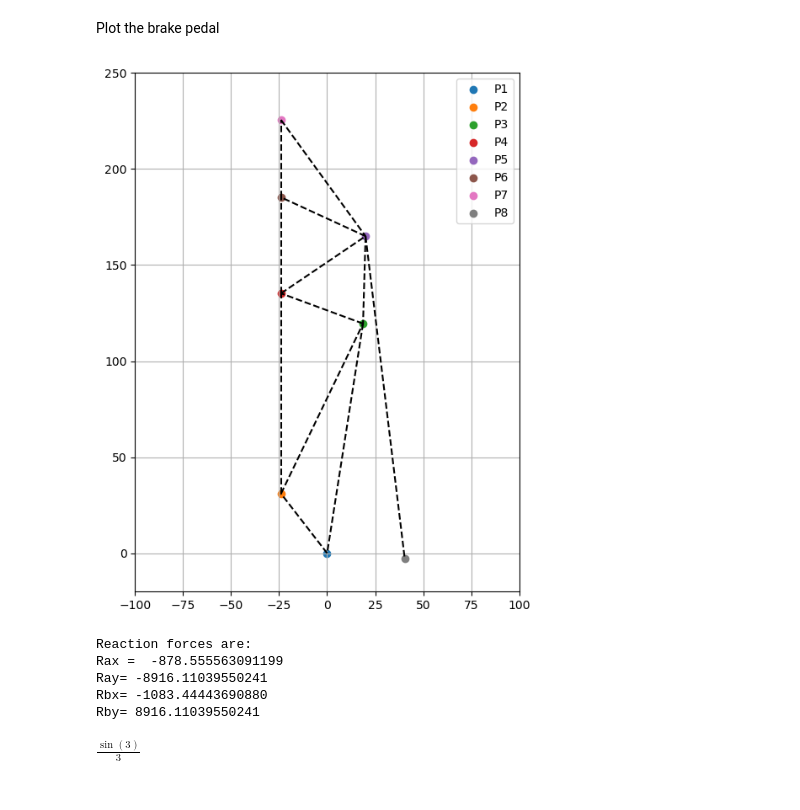
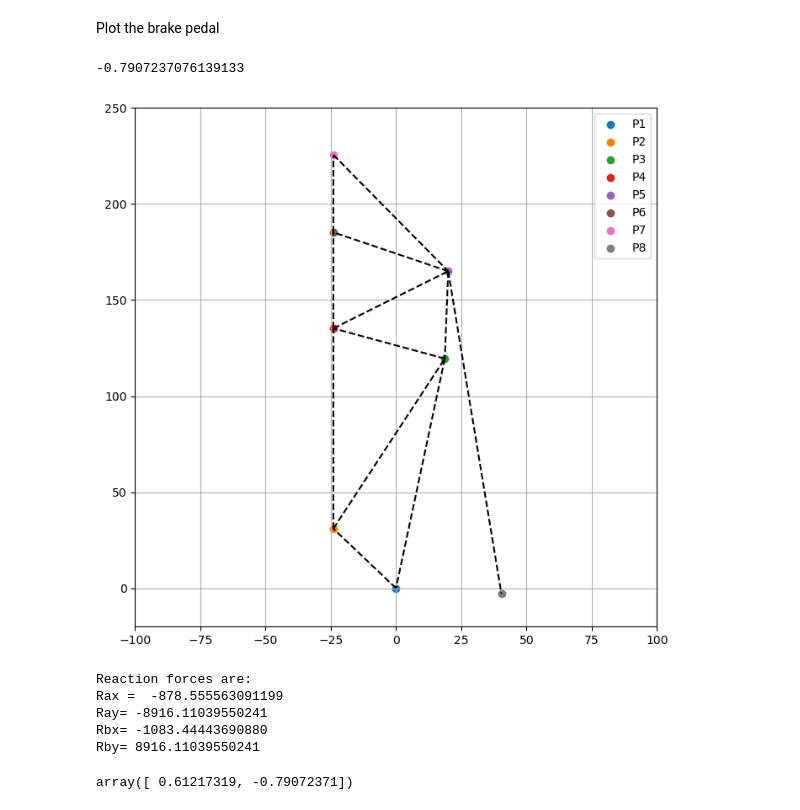
Before and after one commit to IvancO00/Brake_Pedal_FEMProject, a Jupyter notebook: TrussModelHandCalculation/TrussElemetn.ipynb, the cells around one changed output. Cells and saved outputs as stored; diff of their text form; code cells hidden in the pictures.

```diff
--- a/TrussModelHandCalculation/TrussElemetn.ipynb
+++ b/TrussModelHandCalculation/TrussElemetn.ipynb
@@ -55,30 +55,32 @@ def points_line(point1, point2):
 # %%
 plt.figure(figsize=(8,8))
 for name,coordinate in nodes.items():
     plt.scatter(coordinate[0],coordinate[1],label = name)
 
 points_line(nodes["P1"], nodes["P2"])
 points_line(nodes["P2"], nodes["P3"])
 points_line(nodes["P2"], nodes["P4"])
 points_line(nodes["P3"], nodes["P4"])
 points_line(nodes["P4"], nodes["P5"])
 points_line(nodes["P4"], nodes["P6"])
 points_line(nodes["P5"], nodes["P6"])
 points_line(nodes["P6"], nodes["P7"])
 points_line(nodes["P7"], nodes["P5"])
 points_line(nodes["P5"], nodes["P3"])
 points_line(nodes["P3"], nodes["P1"])
 points_line(nodes["P5"], nodes["P8"])
 
 
 
 plt.legend()
 plt.xlim(-100, 100)
 plt.ylim(-20,250)
 plt.grid(1)
-plt.gca().set_asymect('equal', adjustable='box')
+#plt.gca().set_asymect('equal', adjustable='box')
+versors["nP1P2"][1]
 # %% [output]
+-0.7907237076139133
-[figure, old version]
+[figure, new version]
 # %%
 #Define loads and boundary
 # Define symbolic variables for reaction forces
@@ -163,5 +190,7 @@ from sympy.abc import x
 expr = sin(x)/x
 
 expr.subs({x:3})
+
+versors["nP1P2"]
 # %% [output]
-$\displaystyle \frac{\sin{\left(3 \right)}}{3}$
+array([ 0.61217319, -0.79072371])
```
Also changed, not shown: parts of 2 cells of this notebook.
